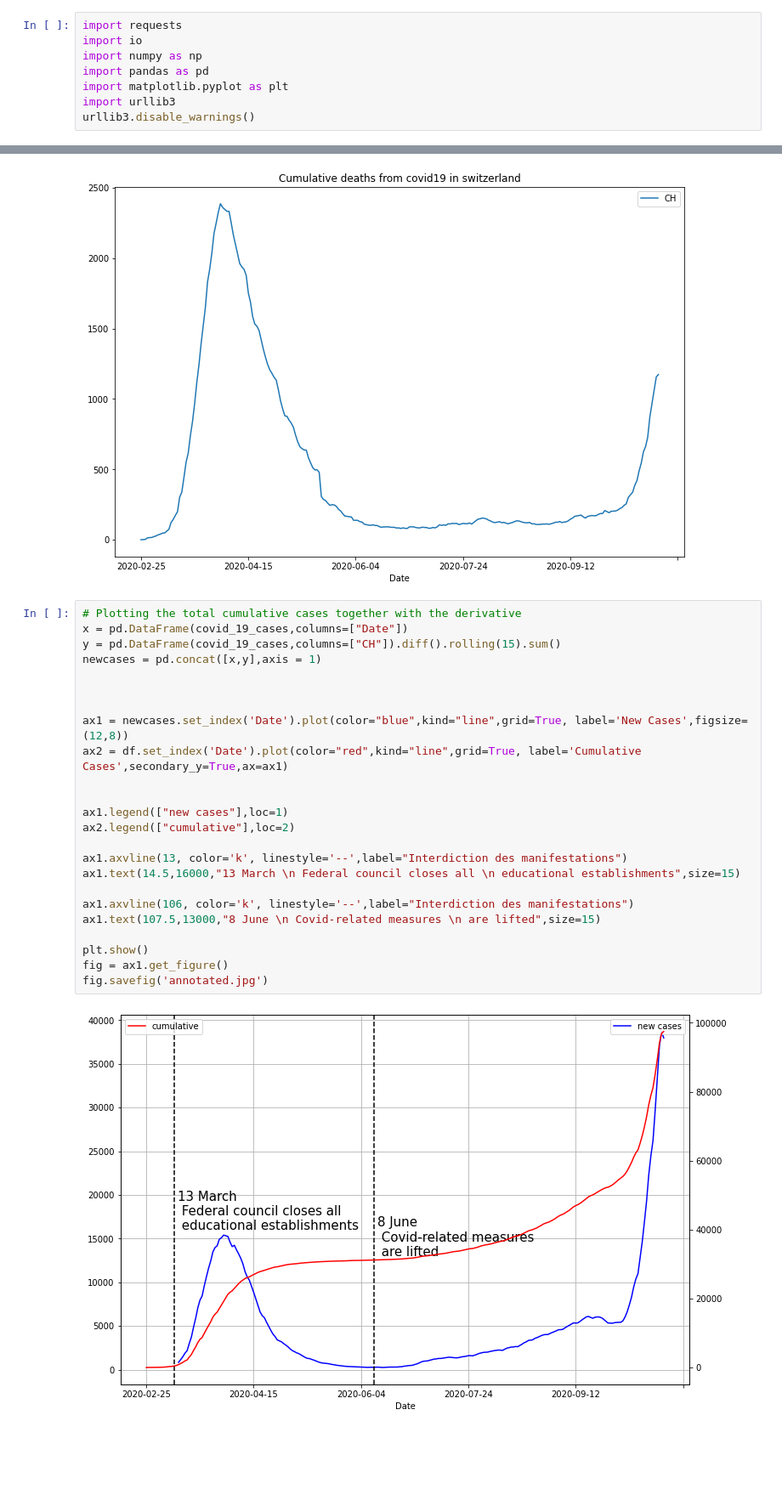
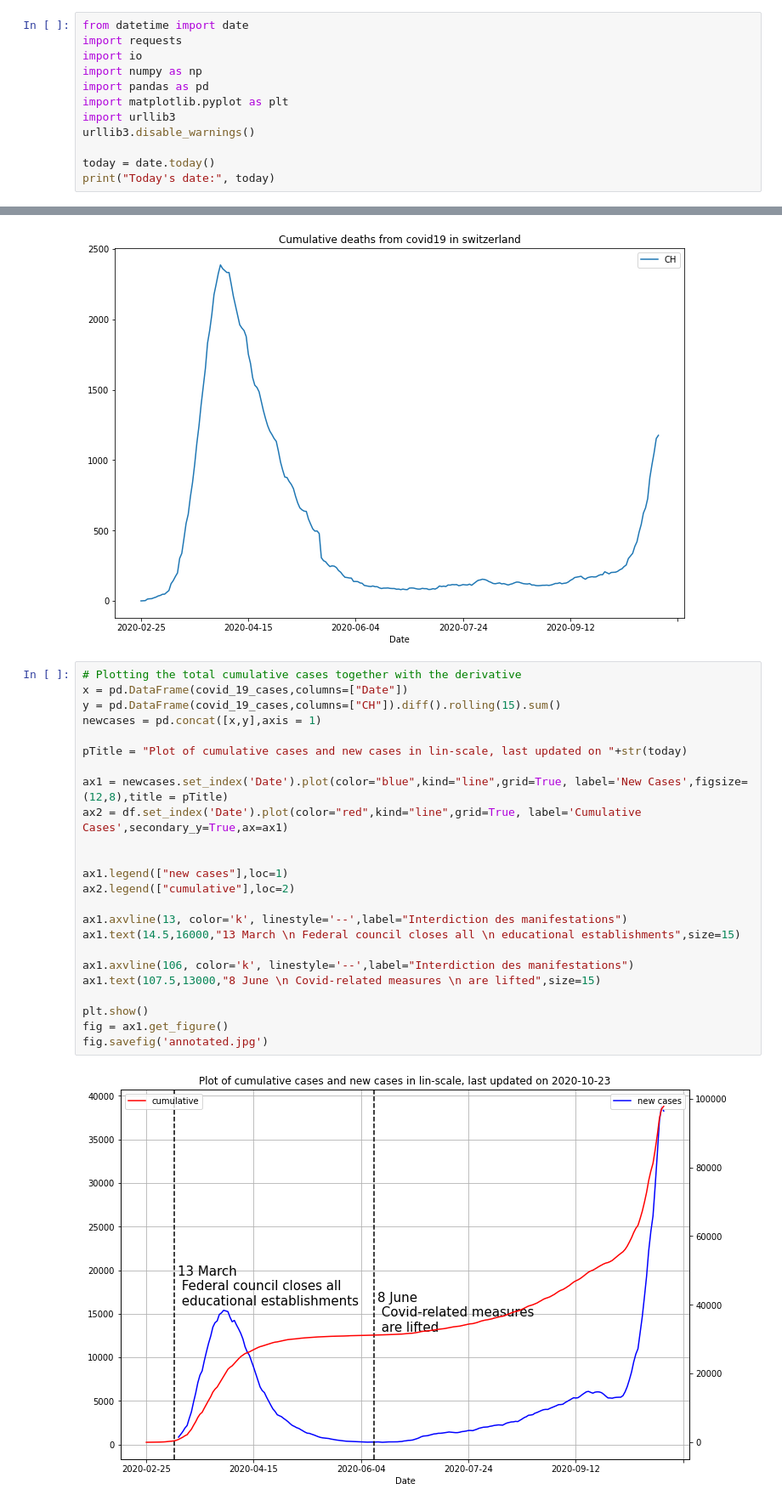
Before and after one commit to RenardDesNeiges/covid_notebooks, a Jupyter notebook: Total covid cases.ipynb, the cells around one changed output, grey strips where cells are left out. Shown: that part at 85% size. Drawn from its saved outputs; the diff is of its cells as text; blank space fills up the shorter version.

```diff
--- a/Total covid cases.ipynb
+++ b/Total covid cases.ipynb
@@ -1,4 +1,5 @@
 # %%
+from datetime import date
 import requests
 import io
 import numpy as np
@@ -6,3 +7,6 @@ import pandas as pd
 import matplotlib.pyplot as plt
 import urllib3
 urllib3.disable_warnings()
+
+today = date.today()
+print("Today's date:", today)
@@ -91,29 +97,29 @@ fig = ax.get_figure()
 # %%
 # Plotting the total cumulative cases together with the derivative
 x = pd.DataFrame(covid_19_cases,columns=["Date"])
 y = pd.DataFrame(covid_19_cases,columns=["CH"]).diff().rolling(15).sum()
 newcases = pd.concat([x,y],axis = 1)
 
+pTitle = "Plot of cumulative cases and new cases in lin-scale, last updated on "+str(today)
 
-
-ax1 = newcases.set_index('Date').plot(color="blue",kind="line",grid=True, label='New Cases',figsize=(12,8))
+ax1 = newcases.set_index('Date').plot(color="blue",kind="line",grid=True, label='New Cases',figsize=(12,8),title = pTitle)
 ax2 = df.set_index('Date').plot(color="red",kind="line",grid=True, label='Cumulative Cases',secondary_y=True,ax=ax1)
 
 
 ax1.legend(["new cases"],loc=1)
 ax2.legend(["cumulative"],loc=2)
 
 ax1.axvline(13, color='k', linestyle='--',label="Interdiction des manifestations")
 ax1.text(14.5,16000,"13 March \n Federal council closes all \n educational establishments",size=15)
 
 ax1.axvline(106, color='k', linestyle='--',label="Interdiction des manifestations")
 ax1.text(107.5,13000,"8 June \n Covid-related measures \n are lifted",size=15)
 
 plt.show()
 fig = ax1.get_figure()
 fig.savefig('annotated.jpg')
 # %% [output]
-[figure, old version]
+[figure, new version]
 # %%
 # Plotting the total cumulative cases together with the derivative but LOG
 x = pd.DataFrame(covid_19_cases,columns=["Date"])
```
Also changed, not shown: parts of 4 cells of this notebook, 8 other files.
